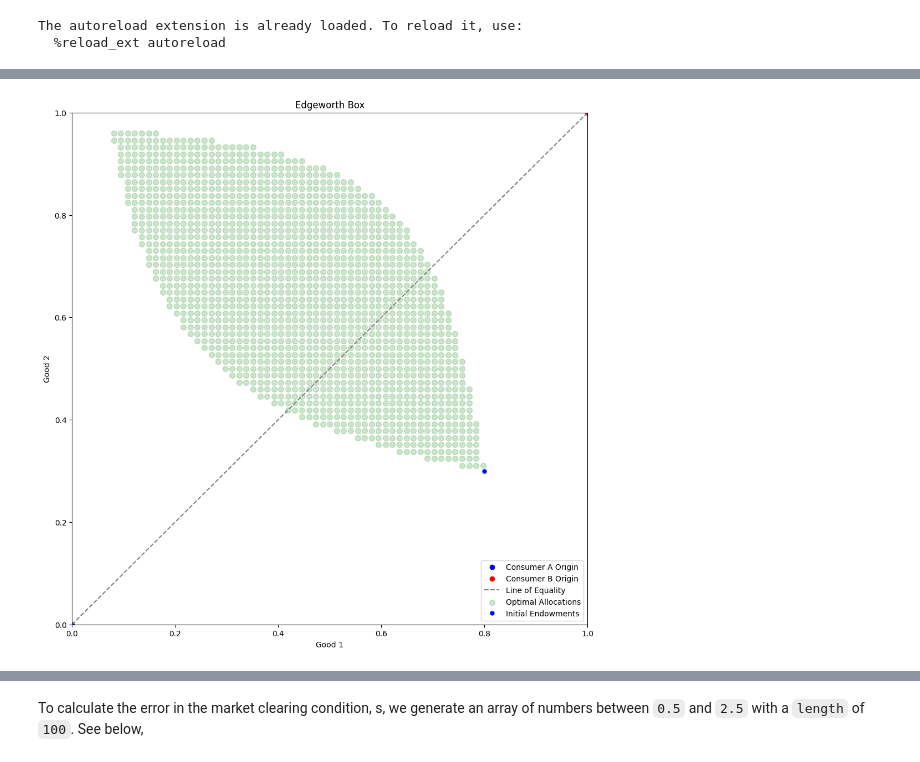
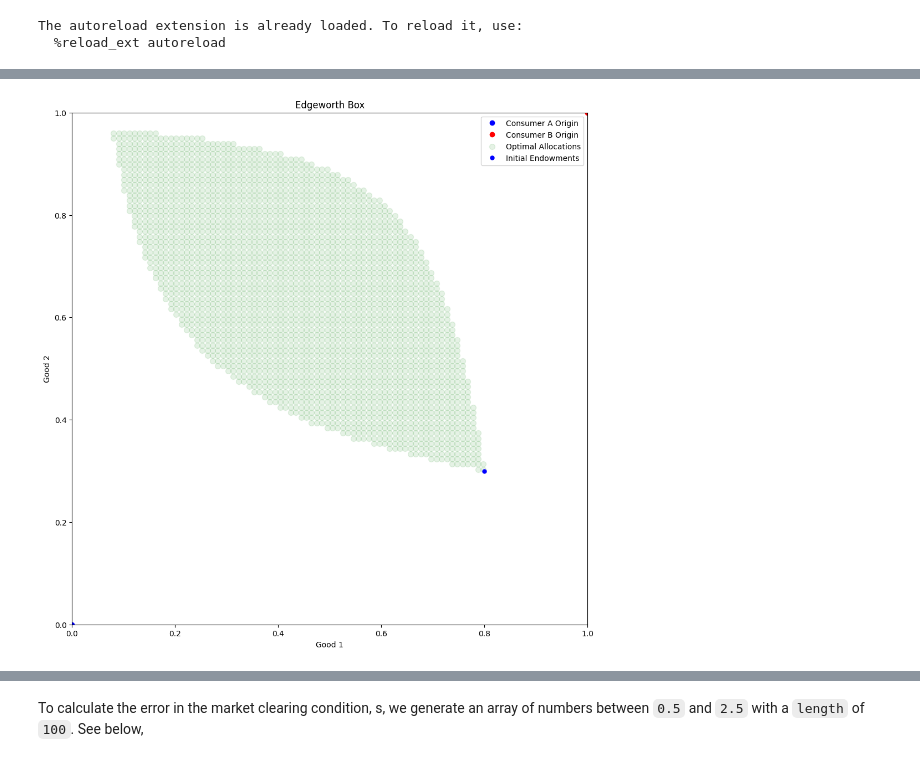
Before and after one commit to Nihandvs196/projects-2024-snakecharmers, a Jupyter notebook: inauguralproject/inauguralproject.ipynb, the cells around one changed output, grey strips where cells are left out. Drawn from its saved outputs; the diff is of its cells as text; code cells hidden in the pictures.

```diff
--- a/inauguralproject/inauguralproject.ipynb
+++ b/inauguralproject/inauguralproject.ipynb
@@ -37,10 +43,16 @@ import matplotlib.pyplot as plt
 # %%
-# Import python file
+## 1) iniital utility
+## for each consumer
+initial_utility_a = utility(
+    fraction = alpha,
+    good = endowment
+)
 
+initial_utility_b = utility(
+    fraction = beta,
+    good = [1 - x for x in endowment]
+)
 
-# initial values
-initial_utility_a = utility(fraction = alpha, good = endowment)
-initial_utility_b = utility(fraction = beta, good = [1 - x for x in endowment])
-
-# Set up goods
+## 2) define range of good
+## accordingly
 goods = np.array(range(0,75))/74
@@ -66,38 +92,77 @@ for good_1 in goods:
 # %%
-
-
-# Set the total quantities for two goods
+## 1) set the boundaries
+## for each good
 total_good1 = 1
 total_good2 = 1
 
-# Create a figure and an axis
+## 2) initialise
+## the plot as ax
 fig, ax = plt.subplots(figsize=(12, 12))
 
-# Set limits for the Edgeworth Box
+## 3) set the limits for the
+## y- and x-axis;
 ax.set_xlim(0, total_good1)
 ax.set_ylim(0, total_good2)
 
-# Label axes
+## 4) add labels
+## good 1 and good 2, with
+## an appropriate title
 ax.set_xlabel('Good 1')
 ax.set_ylabel('Good 2')
 ax.set_title('Edgeworth Box')
 
-# Plot the origin for both consumers
-# Consumer A's origin is at (0, 0)
-ax.plot(0, 0, 'o', color='blue', label='Consumer A Origin')
+## 5) plot origins of each
+## consumer (Not necessary)
+## but why not.
 
-# Consumer B's origin is at (total_good1, total_good2)
-ax.plot(total_good1, total_good2, 'o', color='red', label='Consumer B Origin')
+## 5.1) consumer A
+ax.plot(
+    0,
+    0,
+    'o',
+    color='blue',
+    label='Consumer A Origin'
+)
 
-# Optionally, draw a diagonal line representing perfect equality in distribution
-ax.plot([0, total_good1], [0, total_good2], '--', color='gray', label='Line of Equality')
+## 5.2) consumer B
+ax.plot(
+    total_good1,
+    total_good2,
+    'o',
+    color='red',
+    label='Consumer B Origin'
+)
 
+## 6) add all points
+## where there is a
+## pareto improvement
+ax.scatter(
+    good_1_demand,
+    good_2_demand,
+    s = 50,
+    color='green',
+    label='Optimal Allocations',
+    alpha = 0.1
+)
 
-ax.scatter(good_1_demand, good_2_demand, s = 50, color='green', label='Optimal Allocations', alpha = 0.2)
-ax.plot(endowment[0], endowment[1], 'o', markersize=5, color='blue', label='Initial Endowments')
+## 7) plot the
+## initial endowments
+ax.plot(
+    endowment[0],
+    endowment[1],
+    'o',
+    markersize=5,
+    color='blue',
+    label='Initial Endowments'
+)
+
+## 8) add a legend
+## (self-generated)
 ax.legend()
 
+## 9) show the
+## plot
 plt.show()
 # %% [output]
-[figure, old version]
+[figure, new version]
 # %% [markdown]
```
Also changed, not shown: parts of 32 cells of this notebook.
